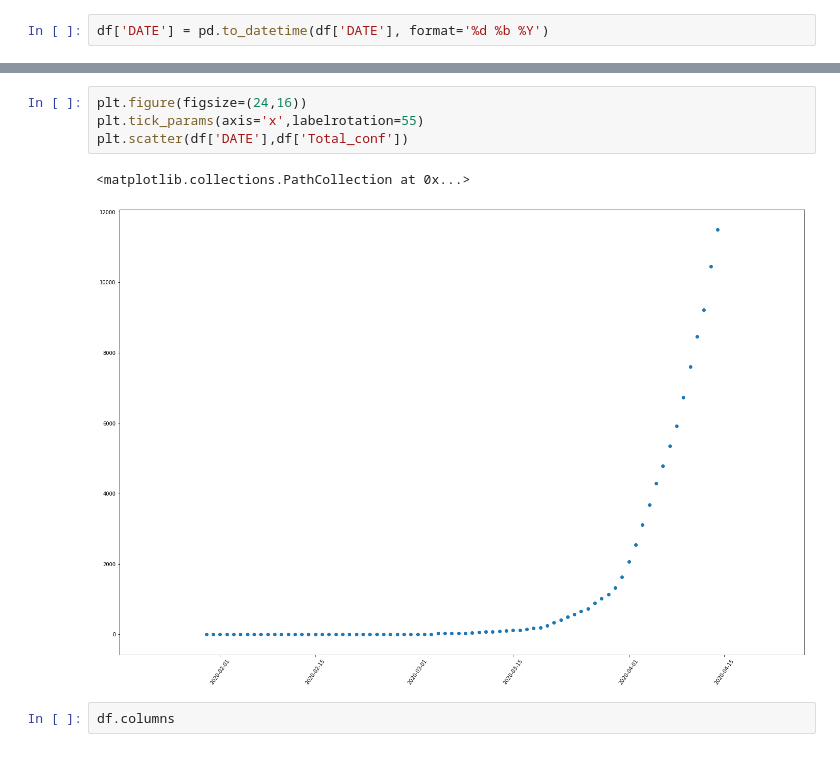
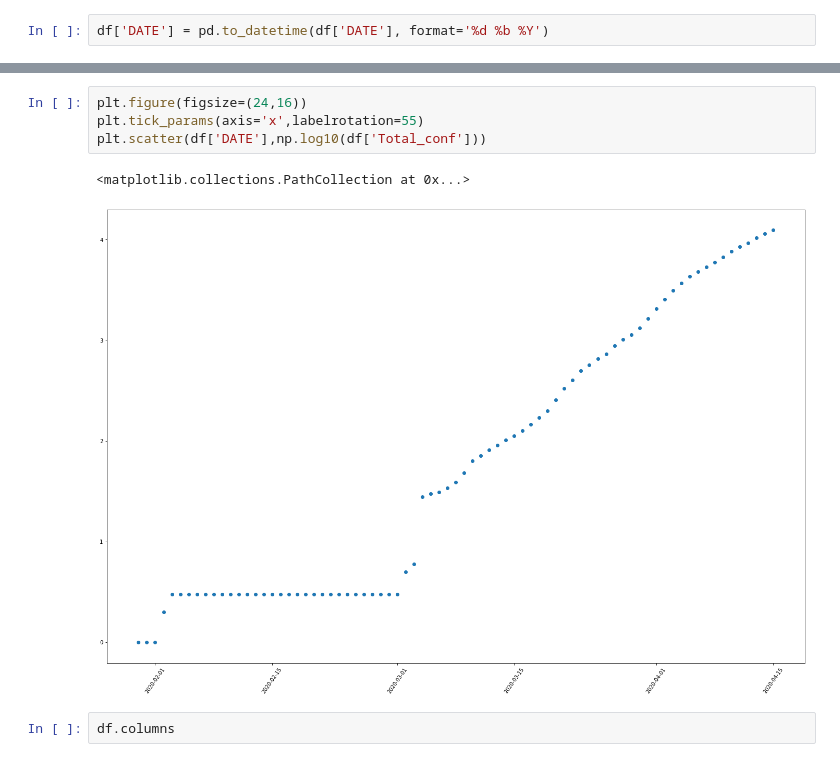
Before and after one commit to kundan1974/covid_data, a Jupyter notebook: Analysis14Apr.ipynb, the cells around one changed output, grey strips where cells are left out. Saved outputs shown, nothing was run; the diff lists cells and outputs as text.

```diff
--- a/Analysis14Apr.ipynb
+++ b/Analysis14Apr.ipynb
@@ -46,10 +54,10 @@ plt.scatter(df['DATE'],df['Daily_dead'])
 # %%
 plt.figure(figsize=(24,16))
 plt.tick_params(axis='x',labelrotation=55)
-plt.scatter(df['DATE'],df['Total_conf'])
+plt.scatter(df['DATE'],np.log10(df['Total_conf']))
 # %% [output]
 <matplotlib.collections.PathCollection at 0x...>
-[figure, old version]
+[figure, new version]
 # %%
 df.columns
 # %% [output]
```
Also changed, not shown: parts of 47 cells of this notebook, 10 other files.
